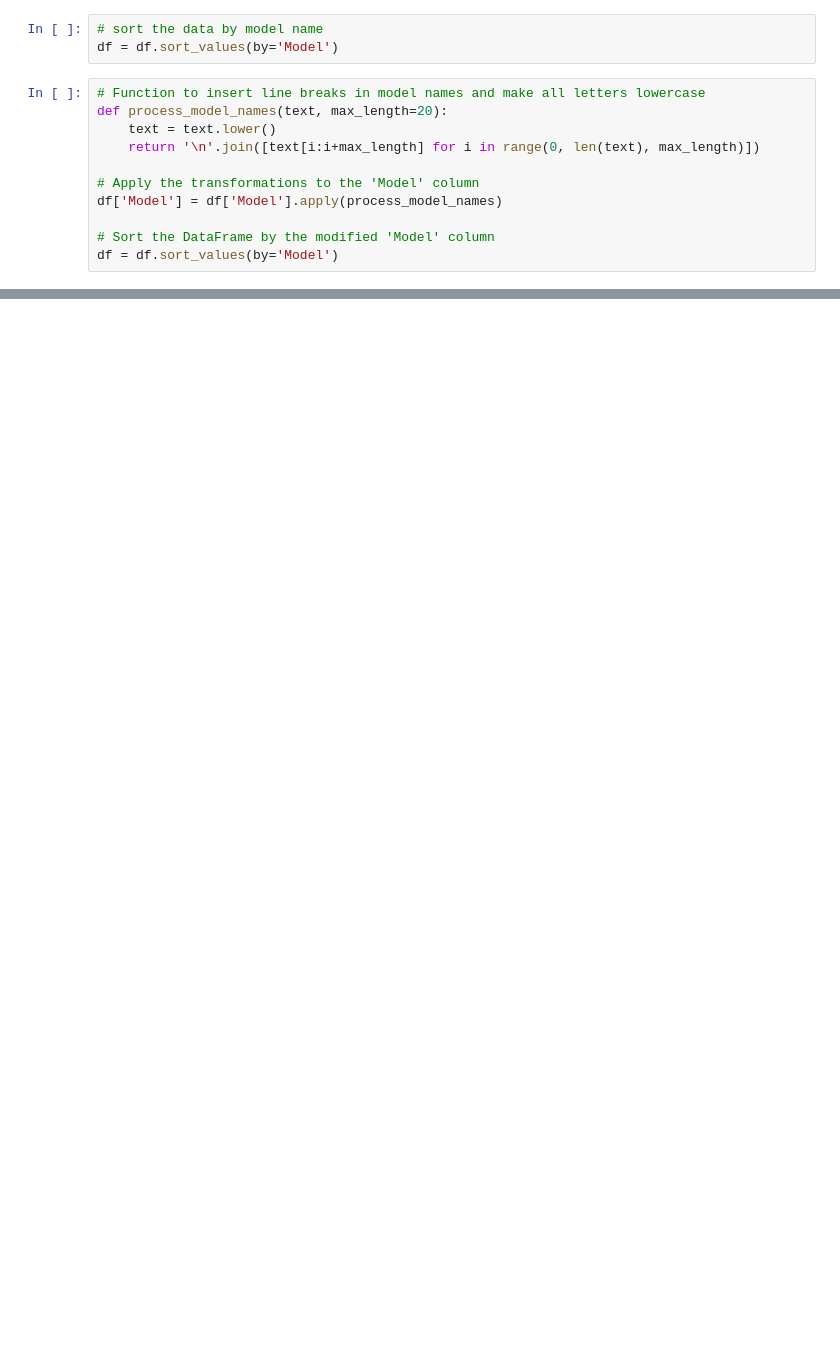
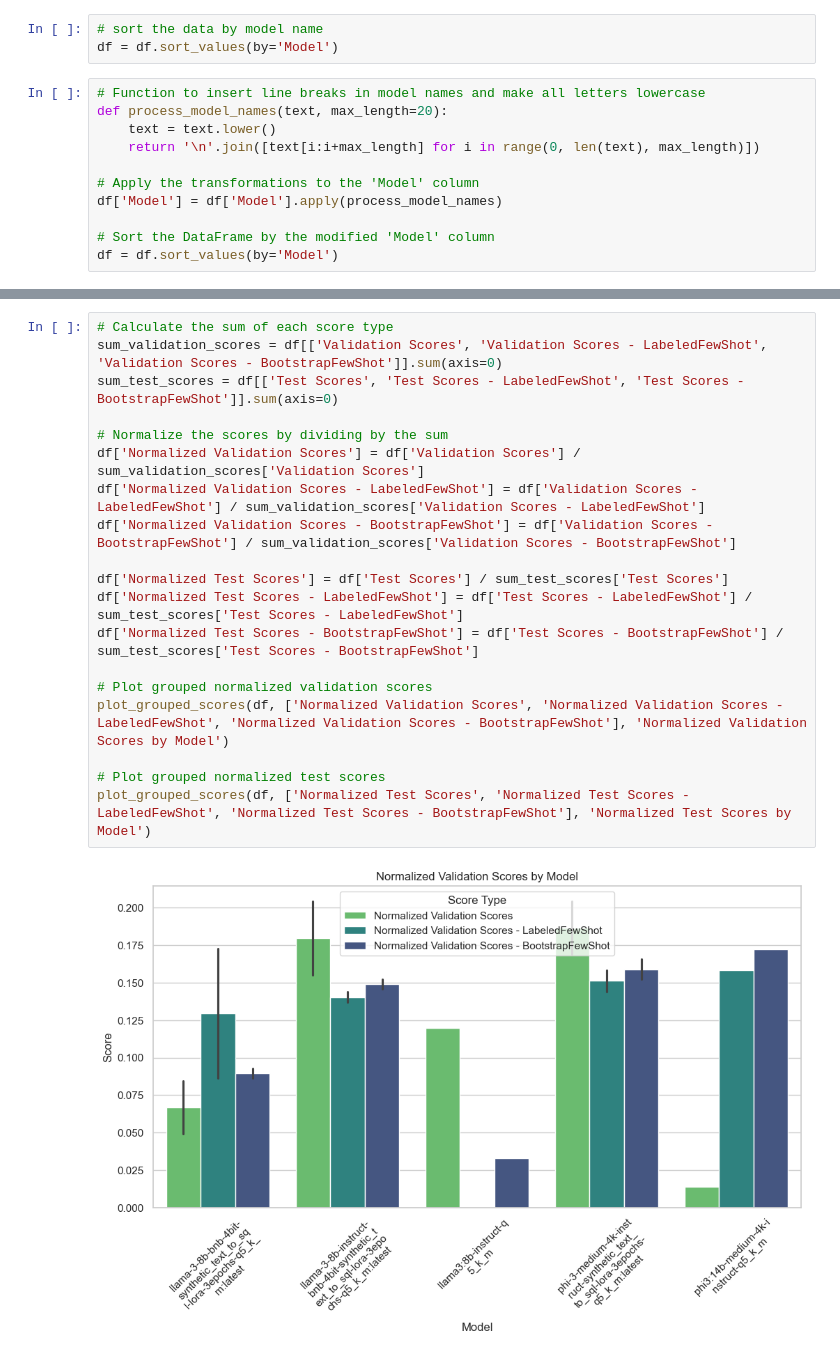
Before and after one commit to felixdsml/llm, a Jupyter notebook: logging/datasciencystuff/logging.ipynb, the cells around one changed output, grey strips where cells are left out. Drawn from its saved outputs; the diff is of its cells as text; blank space fills up the shorter version.

```diff
--- a/logging/datasciencystuff/logging.ipynb
+++ b/logging/datasciencystuff/logging.ipynb
@@ -127,0 +169,21 @@ Passing `palette` without assigning `hue` is deprecated and will be removed in v
+# %%
+# Calculate the sum of each score type
+sum_validation_scores = df[['Validation Scores', 'Validation Scores - LabeledFewShot', 'Validation Scores - BootstrapFewShot']].sum(axis=0)
+sum_test_scores = df[['Test Scores', 'Test Scores - LabeledFewShot', 'Test Scores - BootstrapFewShot']].sum(axis=0)
+
+# Normalize the scores by dividing by the sum
+df['Normalized Validation Scores'] = df['Validation Scores'] / sum_validation_scores['Validation Scores']
+df['Normalized Validation Scores - LabeledFewShot'] = df['Validation Scores - LabeledFewShot'] / sum_validation_scores['Validation Scores - LabeledFewShot']
+df['Normalized Validation Scores - BootstrapFewShot'] = df['Validation Scores - BootstrapFewShot'] / sum_validation_scores['Validation Scores - BootstrapFewShot']
+
+df['Normalized Test Scores'] = df['Test Scores'] / sum_test_scores['Test Scores']
+df['Normalized Test Scores - LabeledFewShot'] = df['Test Scores - LabeledFewShot'] / sum_test_scores['Test Scores - LabeledFewShot']
+df['Normalized Test Scores - BootstrapFewShot'] = df['Test Scores - BootstrapFewShot'] / sum_test_scores['Test Scores - BootstrapFewShot']
+
+# Plot grouped normalized validation scores
+plot_grouped_scores(df, ['Normalized Validation Scores', 'Normalized Validation Scores - LabeledFewShot', 'Normalized Validation Scores - BootstrapFewShot'], 'Normalized Validation Scores by Model')
+
+# Plot grouped normalized test scores
+plot_grouped_scores(df, ['Normalized Test Scores', 'Normalized Test Scores - LabeledFewShot', 'Normalized Test Scores - BootstrapFewShot'], 'Normalized Test Scores by Model')
+# %% [output]
+[figure, added]
```
Also changed, not shown: parts of 12 cells of this notebook, 3 other files.
